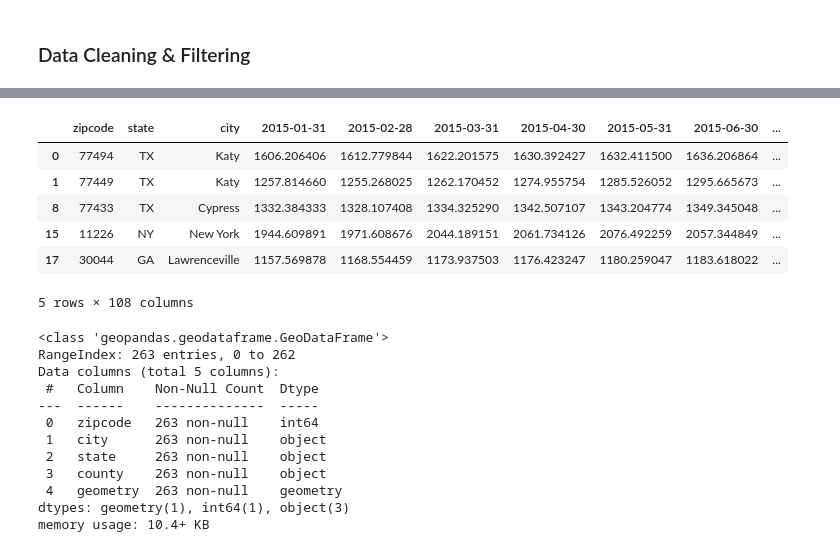
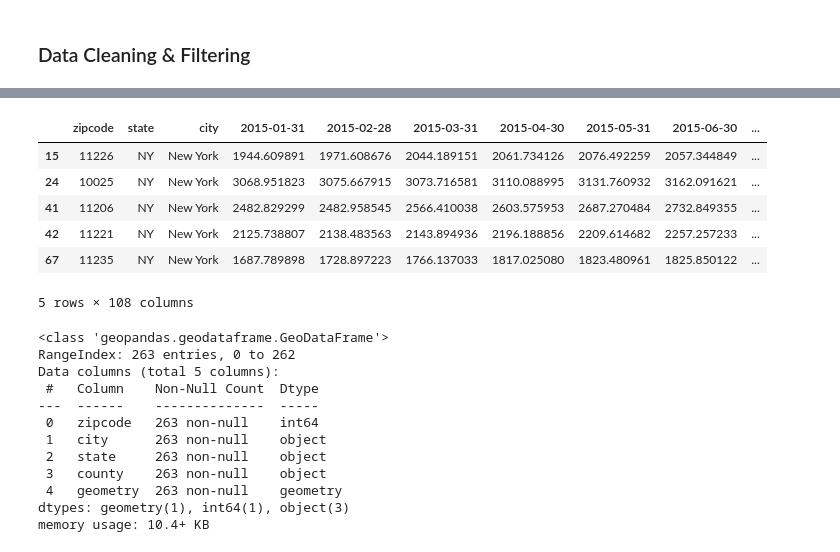
Before and after one commit to Seopwassup/TfA_FinalProject, a Jupyter notebook: FP_Main.ipynb, the cells around one changed output, grey strips where cells are left out. Saved outputs shown, nothing was run; the diff lists cells and outputs as text; code cells hidden in the pictures.

```diff
--- a/FP_Main.ipynb
+++ b/FP_Main.ipynb
@@ -259,38 +239,41 @@ remove_rent = [
     'StateName',
     'Metro',
     'CountyName',
 ]
 # Columns to rename
 rename_rent = {
     'RegionName': 'zipcode',
     'State': 'state',
     'City': 'city',
 }
 # Column types
 type_rent = {
     'zipcode': 'int',
     'state': 'str',
     'city': 'str'
 }
 
 # Removing and renaming columns
 df_rent_f = df_rent.drop(columns=remove_rent, axis=1)
 df_rent_f = df_rent_f.rename(columns=rename_rent)
 # Confirming Data type
 for column, dtype in type_rent.items():
     df_rent_f[column] = df_rent_f[column].astype(dtype, errors='raise')
 for column in df_rent_f.iloc[:, 3:]:
     df_rent_f[column] = df_rent_f[column].astype('float', errors='raise')
 # Discarding blank data
 df_rent_f.dropna(inplace=True)
+# Filtering for NY / NYC
+df_rent_f = df_rent_f.loc[(df_rent_f['state'] == "NY") & (df_rent_f['city'] == "New York")]
+
 df_rent_f.head()
 # %% [output]
 |  | zipcode | state | city | 2015-01-31 | 2015-02-28 | 2015-03-31 | 2015-04-30 | 2015-05-31 | 2015-06-30 | ... |
-| 0 | 77494 | TX | Katy | 1606.206406 | 1612.779844 | 1622.201575 | 1630.392427 | 1632.411500 | 1636.206864 | ... |
-| 1 | 77449 | TX | Katy | 1257.814660 | 1255.268025 | 1262.170452 | 1274.955754 | 1285.526052 | 1295.665673 | ... |
-| 8 | 77433 | TX | Cypress | 1332.384333 | 1328.107408 | 1334.325290 | 1342.507107 | 1343.204774 | 1349.345048 | ... |
 | 15 | 11226 | NY | New York | 1944.609891 | 1971.608676 | 2044.189151 | 2061.734126 | 2076.492259 | 2057.344849 | ... |
-| 17 | 30044 | GA | Lawrenceville | 1157.569878 | 1168.554459 | 1173.937503 | 1176.423247 | 1180.259047 | 1183.618022 | ... |
+| 24 | 10025 | NY | New York | 3068.951823 | 3075.667915 | 3073.716581 | 3110.088995 | 3131.760932 | 3162.091621 | ... |
+| 41 | 11206 | NY | New York | 2482.829299 | 2482.958545 | 2566.410038 | 2603.575953 | 2687.270484 | 2732.849355 | ... |
+| 42 | 11221 | NY | New York | 2125.738807 | 2138.483563 | 2143.894936 | 2196.188856 | 2209.614682 | 2257.257233 | ... |
+| 67 | 11235 | NY | New York | 1687.789898 | 1728.897223 | 1766.137033 | 1817.025080 | 1823.480961 | 1825.850122 | ... |
 5 rows × 108 columns
 # %%
 # Zipcode Cleaning & Filtering
```
Also changed, not shown: parts of 22 cells of this notebook.
